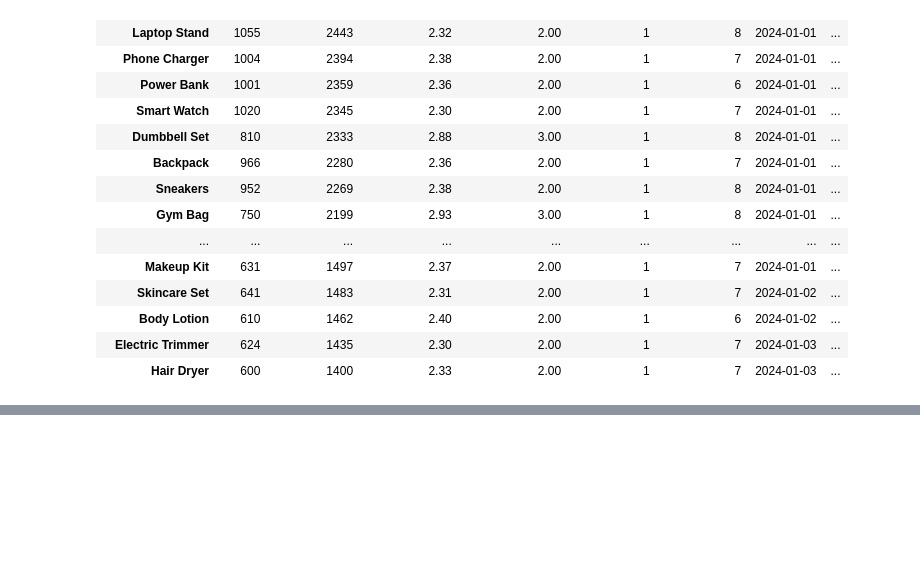
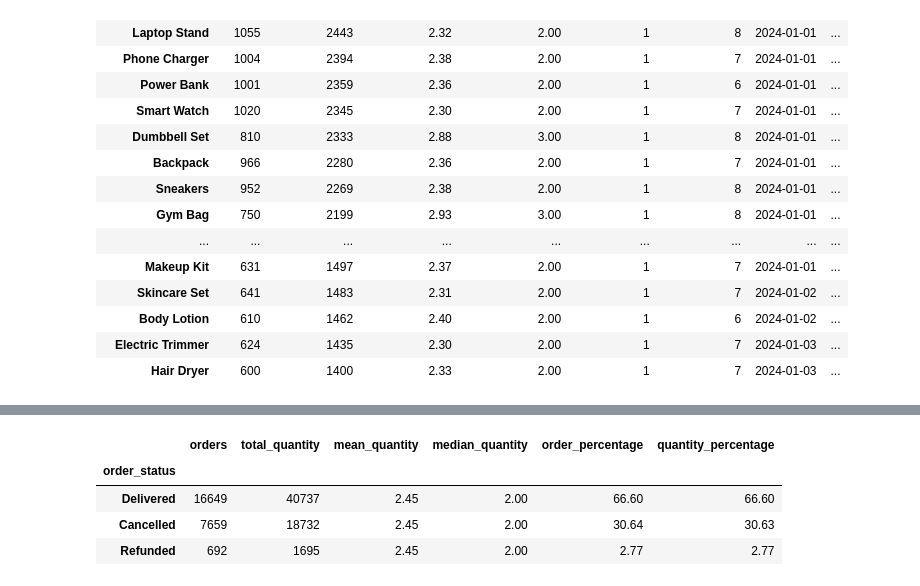
Before and after one commit to Thomasayanfeoluwa/E-Commerce-Risk-And-Demand-Intelligent-System, a Jupyter notebook: notebook/01_data_understanding.ipynb, the cells around one changed output, grey strips where cells are left out. Saved outputs shown, nothing was run; the diff lists cells and outputs as text; code cells hidden in the pictures; blank space fills up the shorter version.

```diff
--- a/notebook/01_data_understanding.ipynb
+++ b/notebook/01_data_understanding.ipynb
@@ -481,0 +603,34 @@ Number of products: 30
+# %%
+# 6. ORDER STATUS AND QUANTITY
+
+status_summary = (
+    model_b
+    .groupby("order_status")
+    .agg(
+        orders=("order_id", "size"),
+        total_quantity=("quantity", "sum"),
+        mean_quantity=("quantity", "mean"),
+        median_quantity=("quantity", "median")
+    )
+    .sort_values("orders", ascending=False)
+)
+
+status_summary["order_percentage"] = (
+    status_summary["orders"]
+    / len(model_b)
+    * 100
+)
+
+status_summary["quantity_percentage"] = (
+    status_summary["total_quantity"]
+    / model_b["quantity"].sum()
+    * 100
+)
+
+display(status_summary)
+# %% [output]
+|  | orders | total_quantity | mean_quantity | median_quantity | order_percentage | quantity_percentage |
+| order_status |  |  |  |  |  |  |
+| Delivered | 16649 | 40737 | 2.45 | 2.00 | 66.60 | 66.60 |
+| Cancelled | 7659 | 18732 | 2.45 | 2.00 | 30.64 | 30.63 |
+| Refunded | 692 | 1695 | 2.45 | 2.00 | 2.77 | 2.77 |
```
Also changed, not shown: parts of 5 cells of this notebook.
